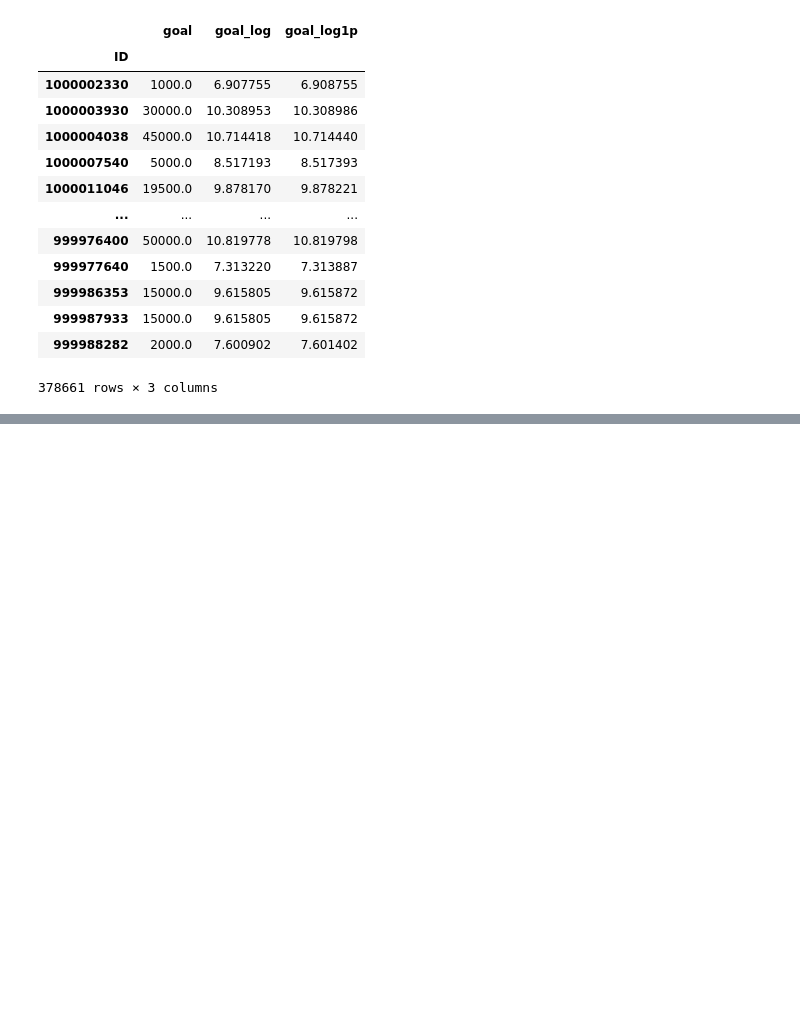
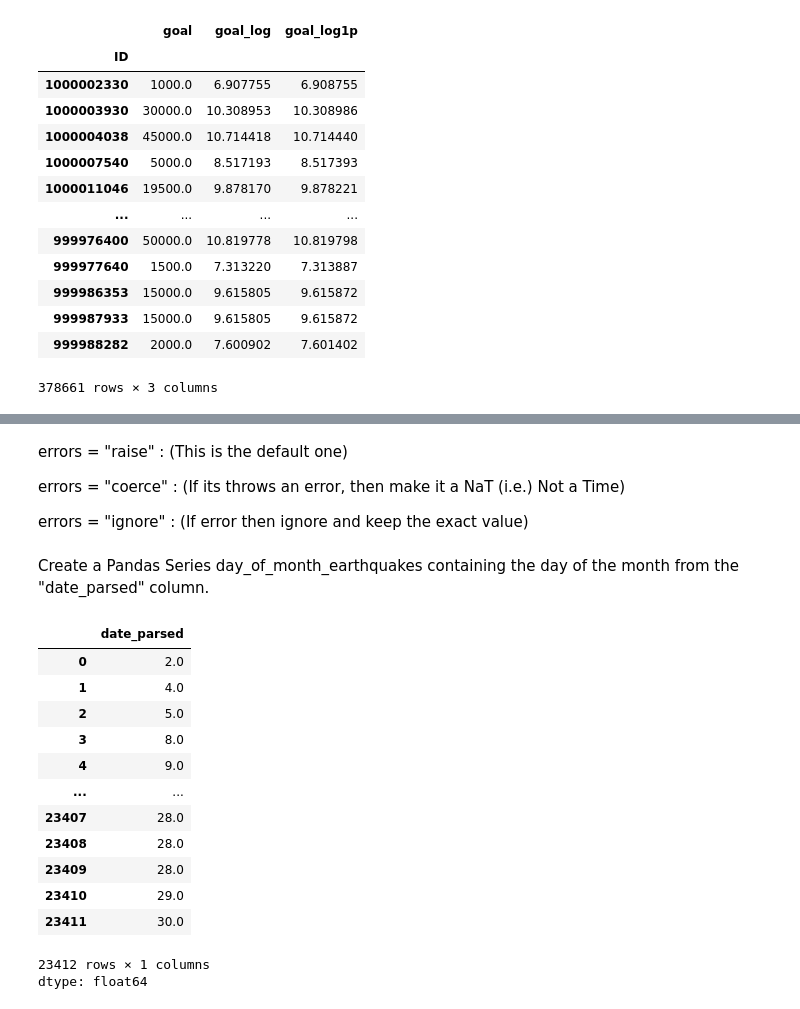
Before and after one commit to karywnl/data-science, a Jupyter notebook: data_cleaning.ipynb, the cells around one changed output, grey strips where cells are left out. Saved outputs shown, nothing was run; the diff lists cells and outputs as text; code cells hidden in the pictures; blank space fills up the shorter version.

```diff
--- a/data_cleaning.ipynb
+++ b/data_cleaning.ipynb
@@ -333,0 +386,27 @@ kickstarters[['goal', 'goal_log', 'goal_log1p']]
+# %%
+earthquakes["date_parsed"] = pd.to_datetime(earthquakes["Date"], format="%m/%d/%Y", errors="coerce")
+# %% [markdown]
+errors = "raise" : (This is the default one)
+
+errors = "coerce" : (If its throws an error, then make it a NaT (i.e.) Not a Time)
+
+errors = "ignore" : (If error then ignore and keep the exact value)
+# %% [markdown]
+Create a Pandas Series day_of_month_earthquakes containing the day of the month from the "date_parsed" column.
+# %%
+earthquakes["date_parsed"].dt.day
+# %% [output]
+|  | date_parsed |
+| 0 | 2.0 |
+| 1 | 4.0 |
+| 2 | 5.0 |
+| 3 | 8.0 |
+| 4 | 9.0 |
+| ... | ... |
+| 23407 | 28.0 |
+| 23408 | 28.0 |
+| 23409 | 28.0 |
+| 23410 | 29.0 |
+| 23411 | 30.0 |
+23412 rows × 1 columns
+dtype: float64
```
Also changed, not shown: parts of 10 cells of this notebook.
